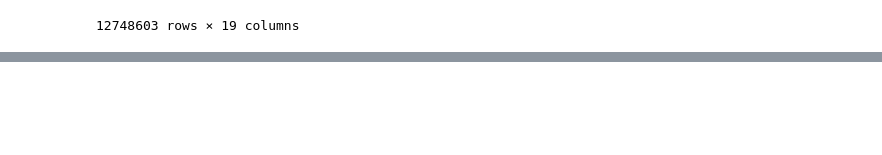
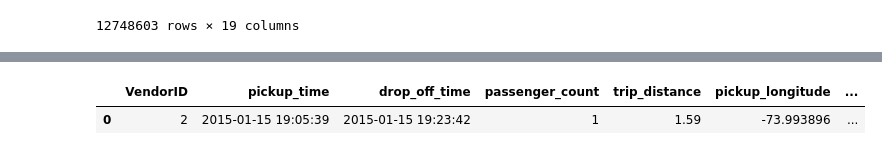
Before and after one commit to tsherida2012/Beer_Review_NLP, a Jupyter notebook: notebooks/Wrangling_Taxi_Data.ipynb, the cells around one changed output, grey strips where cells are left out. Drawn from its saved outputs; the diff is of its cells as text; code cells hidden in the pictures; blank space fills up the shorter version.

```diff
--- a/notebooks/Wrangling_Taxi_Data.ipynb
+++ b/notebooks/Wrangling_Taxi_Data.ipynb
@@ -225,3 +233,8 @@ taxi_data.head()
+# %%
+taxi_data_data_data_data_data_data_data_data_data.head(1)
+# %% [output]
+|  | VendorID | pickup_time | drop_off_time | passenger_count | trip_distance | pickup_longitude | ... |
+| 0 | 2 | 2015-01-15 19:05:39 | 2015-01-15 19:23:42 | 1 | 1.59 | -73.993896 | ... |
 # %%
 taxi_data.to_pickle('wrangling_taxi.pkl')
 # %%
```
Also changed, not shown: parts of 5 cells of this notebook.
